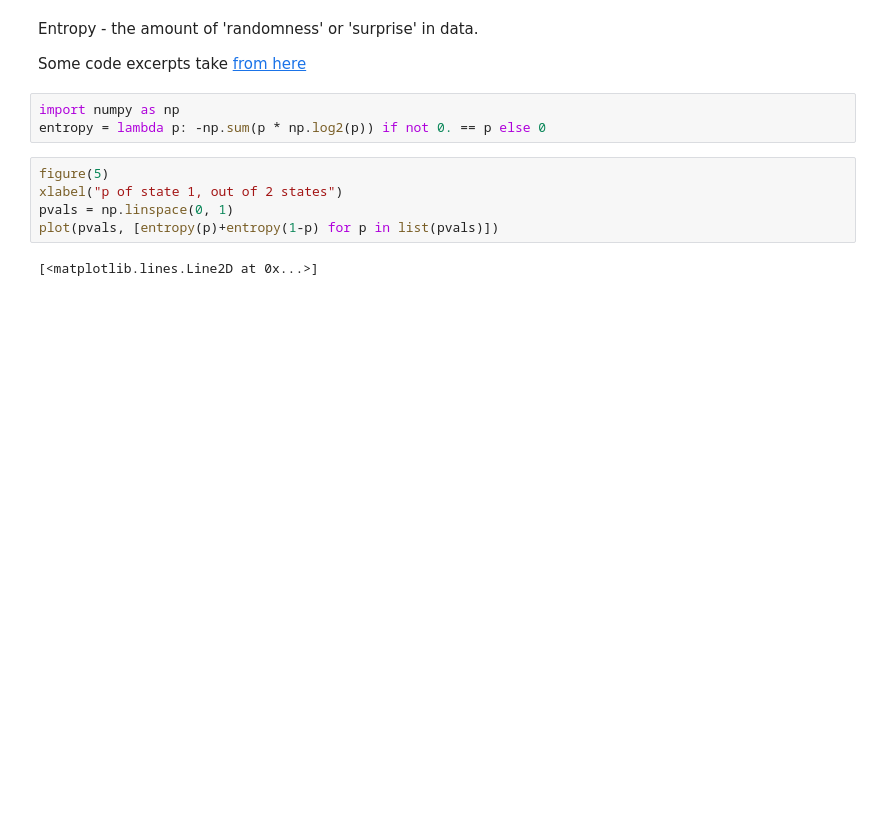
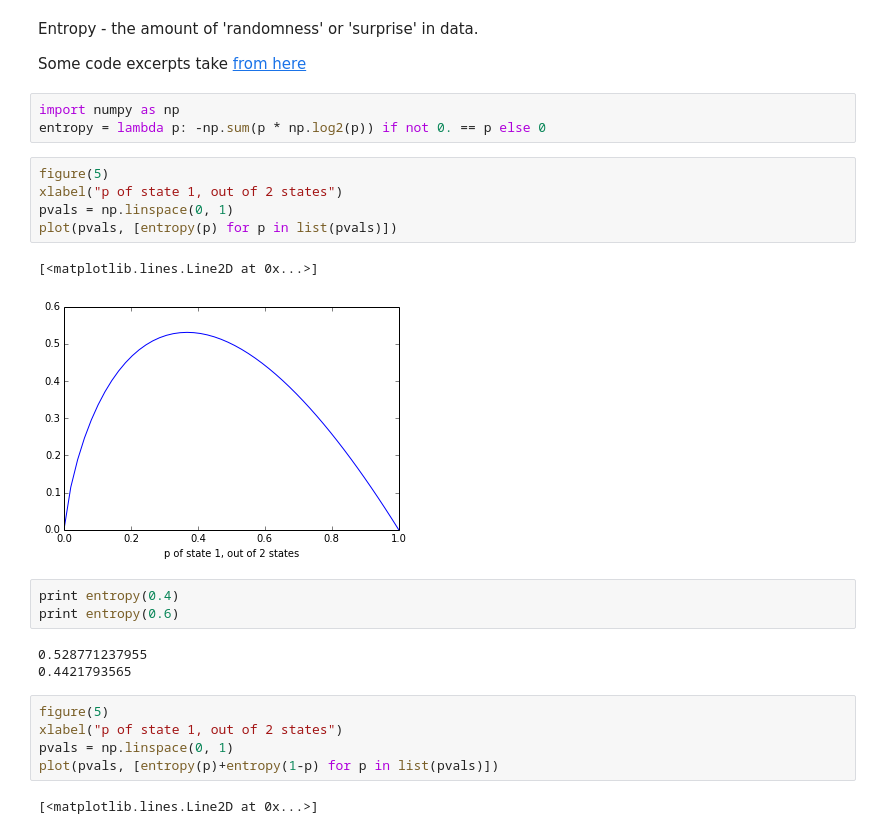
Before and after one commit to TheGrimmScientist/SlidesFromTalks, a Jupyter notebook: 2014_10_15_DecisionTreeWorkshop/Presentation.ipynb, the cells around one changed output. Drawn from its saved outputs; the diff is of its cells as text; blank space fills up the shorter version.

```diff
--- a/2014_10_15_DecisionTreeWorkshop/Presentation.ipynb
+++ b/2014_10_15_DecisionTreeWorkshop/Presentation.ipynb
@@ -255,6 +275,20 @@ Some code excerpts take [from here](http://nbviewer.ipython.org/github/fonnesbec
 # %%
 import numpy as np
 entropy = lambda p: -np.sum(p * np.log2(p)) if not 0. == p else 0
+# %%
+figure(5)
+xlabel("p of state 1, out of 2 states")
+pvals = np.linspace(0, 1)
+plot(pvals, [entropy(p) for p in list(pvals)])
+# %% [output]
+[<matplotlib.lines.Line2D at 0x...>]
+[figure, added]
+# %%
+print entropy(0.4)
+print entropy(0.6)
+# %% [output]
+0.528771237955
+0.4421793565
 # %%
 figure(5)
 xlabel("p of state 1, out of 2 states")
```
Also changed, not shown: parts of 16 cells of this notebook, 9 other files.
